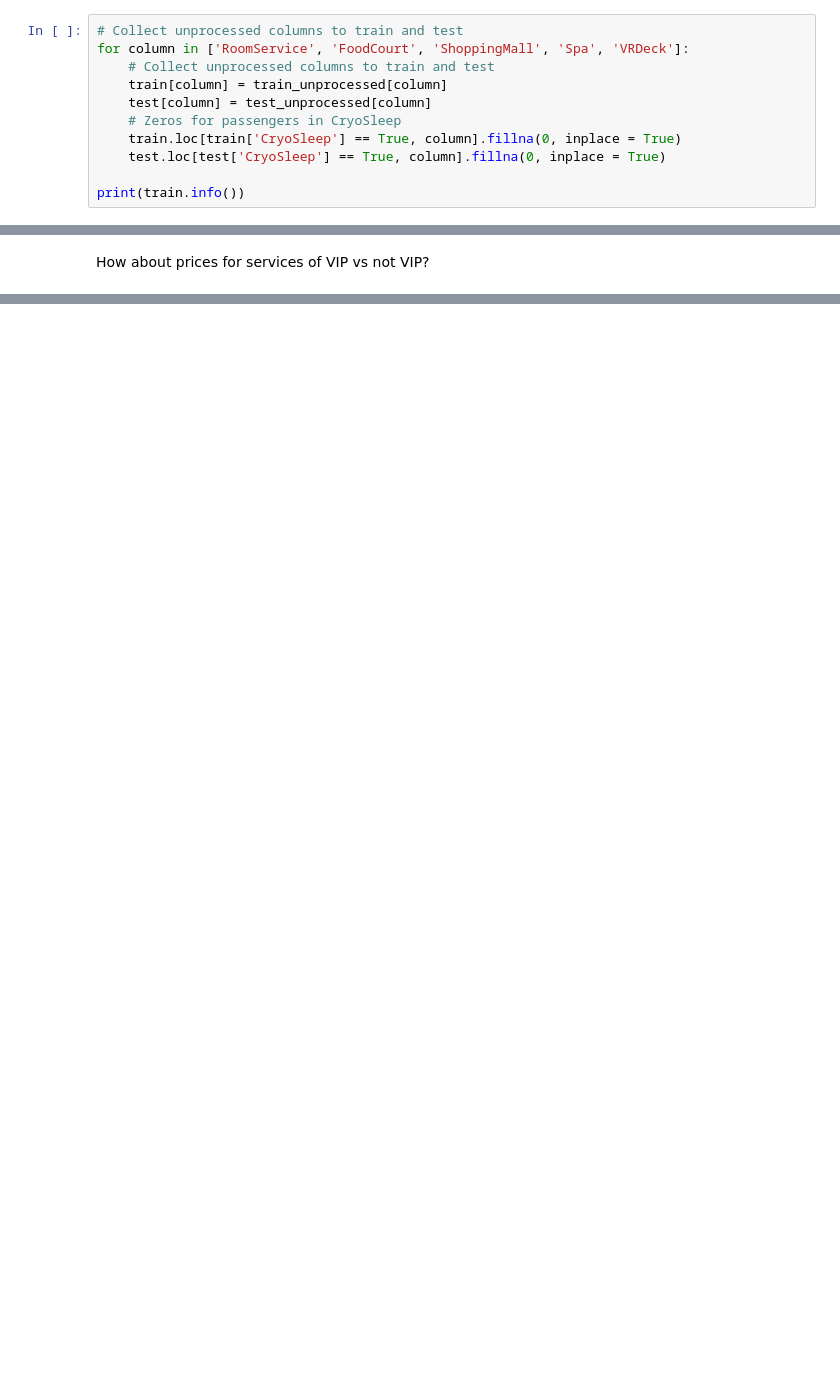
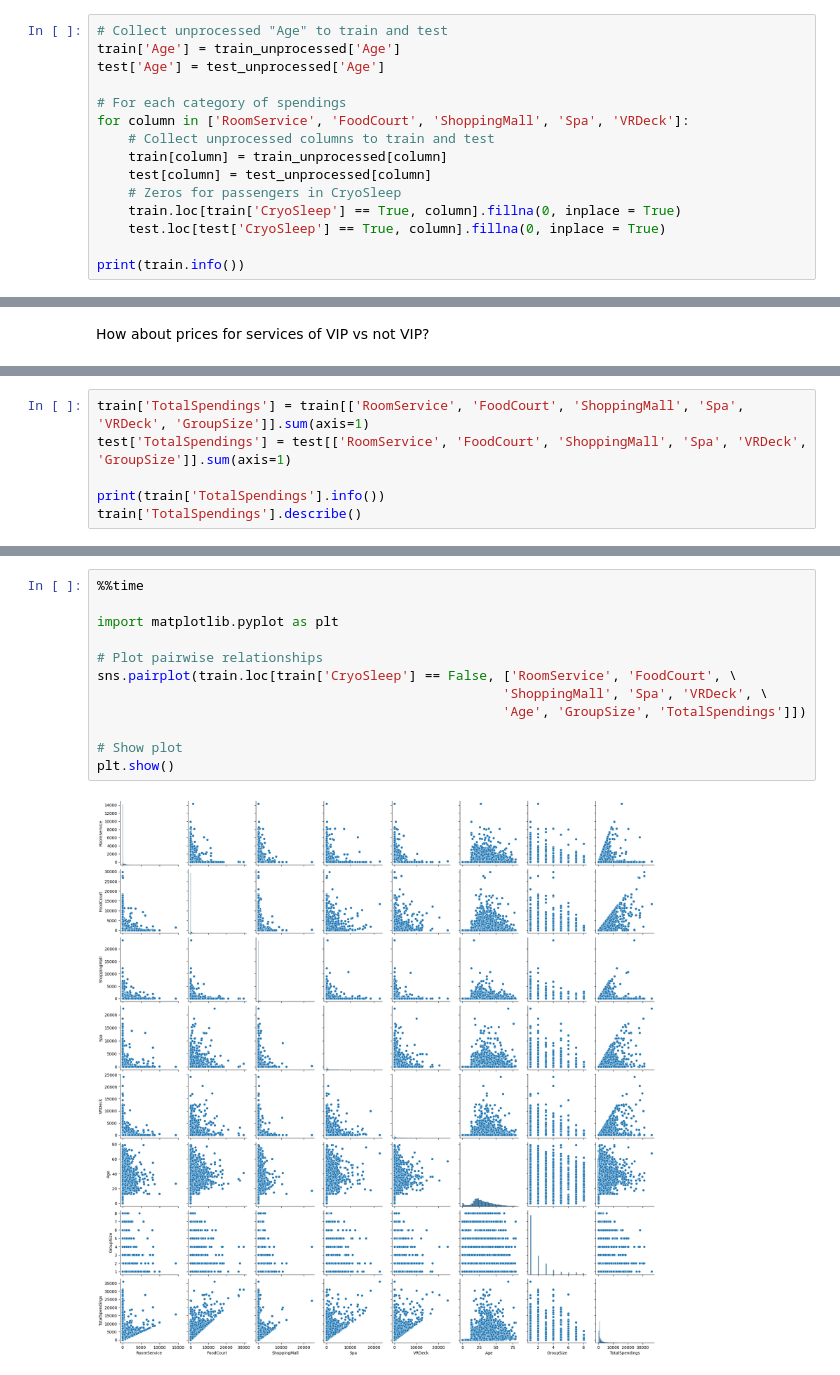
Before and after one commit to NickVasenkov/Spaceship, a Jupyter notebook: 04_newstart.ipynb, the cells around one changed output, grey strips where cells are left out. Cells and saved outputs as stored; diff of their text form; blank space fills up the shorter version.

```diff
--- a/04_newstart.ipynb
+++ b/04_newstart.ipynb
@@ -1113,7 +1113,11 @@ Name: 0.99, dtype: float64
 # %% [markdown]
 Therefore, we can fill missing values with 0's for such passengers.
 # %%
-# Collect unprocessed columns to train and test
+# Collect unprocessed "Age" to train and test
+train['Age'] = train_unprocessed['Age']
+test['Age'] = test_unprocessed['Age']
+
+# For each category of spendings
 for column in ['RoomService', 'FoodCourt', 'ShoppingMall', 'Spa', 'VRDeck']:
     # Collect unprocessed columns to train and test
     train[column] = train_unprocessed[column]
@@ -1156,0 +1161,6 @@ It seems that VIP status doesn't affect spendings much. Let's look for other cor
+# %%
+train['TotalSpendings'] = train[['RoomService', 'FoodCourt', 'ShoppingMall', 'Spa', 'VRDeck', 'GroupSize']].sum(axis=1)
+test['TotalSpendings'] = test[['RoomService', 'FoodCourt', 'ShoppingMall', 'Spa', 'VRDeck', 'GroupSize']].sum(axis=1)
+
+print(train['TotalSpendings'].info())
+train['TotalSpendings'].describe()
@@ -1156,0 +1186,14 @@ It seems that VIP status doesn't affect spendings much. Let's look for other cor
+# %%
+%%time
+
+import matplotlib.pyplot as plt
+
+# Plot pairwise relationships
+sns.pairplot(train.loc[train['CryoSleep'] == False, ['RoomService', 'FoodCourt', \
+                                                    'ShoppingMall', 'Spa', 'VRDeck', \
+                                                    'Age', 'GroupSize', 'TotalSpendings']])
+
+# Show plot
+plt.show()
+# %% [output]
+[figure, added]
```
Also changed, not shown: parts of 29 cells of this notebook, 6 other files.
